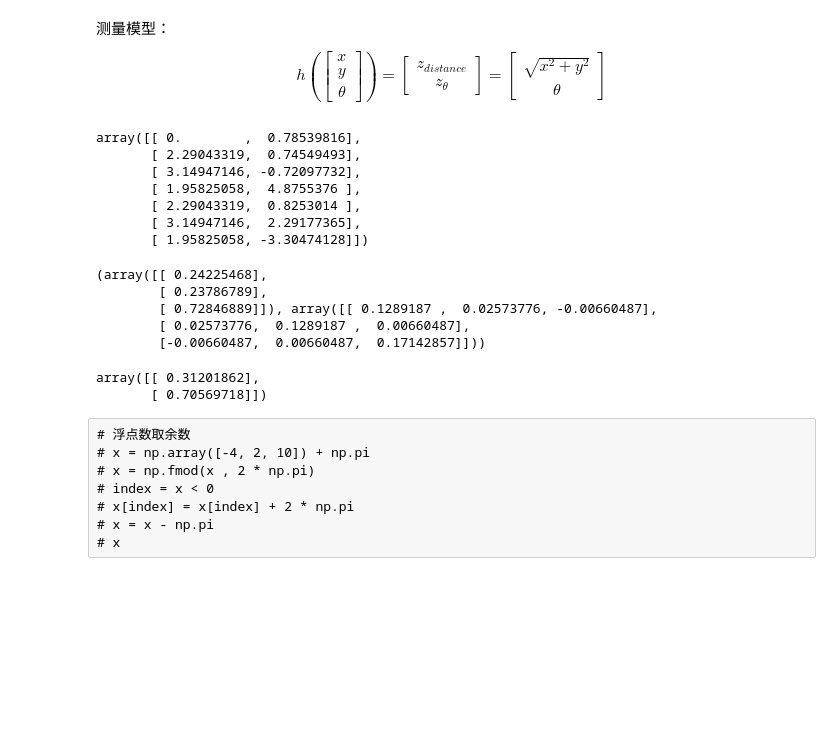
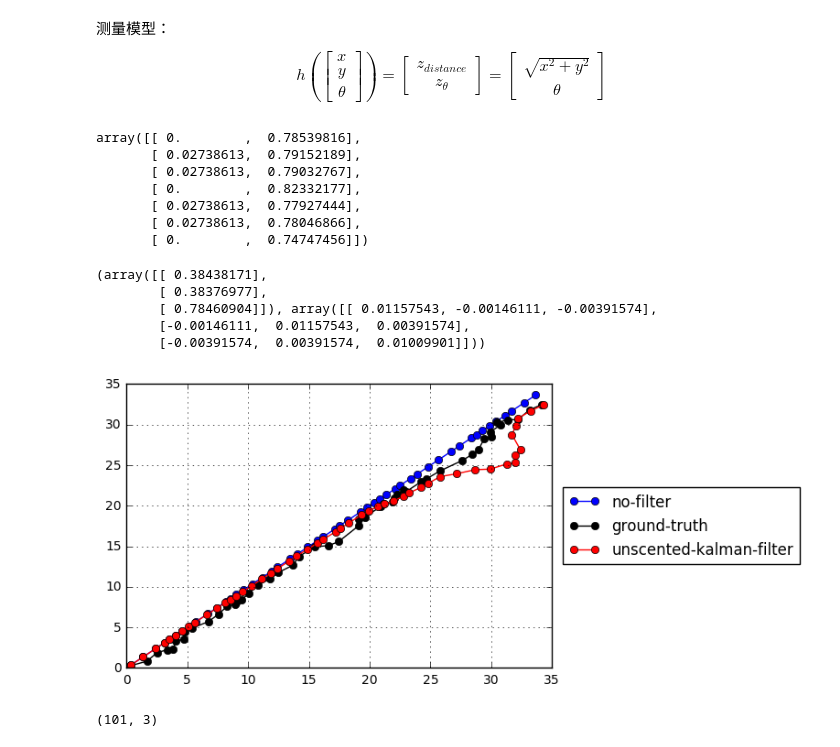
Before and after one commit to liuii/ProbRobotics, a Jupyter notebook: notebooks/01GaussianFileters/UnscentedKalmanFilter.ipynb, the cells around one changed output. Drawn from its saved outputs; the diff is of its cells as text; code cells hidden in the pictures; blank space fills up the shorter version.

```diff
--- a/notebooks/01GaussianFileters/UnscentedKalmanFilter.ipynb
+++ b/notebooks/01GaussianFileters/UnscentedKalmanFilter.ipynb
@@ -81,8 +81,8 @@ $$\begin{align}
 n_ukf = 3
 
 # alpha和kappa为确定sigma点分布在均值多远范围内的的比例参数
-alpha_ukf = 1.0
-kappa_ukf = 0.8
+alpha_ukf = 0.01
+kappa_ukf = 3 - n_ukf
 
 # 计算有alpha和kappa确定的超参数lambda_ukf
 lambda_ukf = alpha_ukf ** 2 * (n_ukf + kappa_ukf) - n_ukf
@@ -132,8 +134,13 @@ def generate_sigma_points(mu, sigma):
     mu = np.squeeze(mu).reshape((1,3))
 
     # 计算sigma矩阵的平方根
-    e, v = np.linalg.eigh(sigma)
-    sqrt_sigma = np.dot(v, np.diag(np.sqrt(e)))
+    try:
+        sqrt_sigma = np.linalg.cholesky(sigma)
+    except:
+        e, v = np.linalg.eig(sigma)
+        e = e - np.min(e) + 0.1
+        sqrt_sigma = np.dot(v, np.diag(np.sqrt(e)))
+
 
     # 为了便于计算，根据返回矩阵的格式，将sigma矩阵平方根进行转置
     sqrt_sigma = sqrt_sigma.T
@@ -213,12 +220,12 @@ def measurement_model(sigma_points):
 measurement_model(generate_sigma_points(np.array([0, 0, np.pi/4]), m))
 # %% [output]
 array([[ 0.        ,  0.78539816],
-       [ 2.29043319,  0.74549493],
-       [ 3.14947146, -0.72097732],
-       [ 1.95825058,  4.8755376 ],
-       [ 2.29043319,  0.8253014 ],
-       [ 3.14947146,  2.29177365],
-       [ 1.95825058, -3.30474128]])
+       [ 0.02738613,  0.79152189],
+       [ 0.02738613,  0.79032767],
+       [ 0.        ,  0.82332177],
+       [ 0.02738613,  0.77927444],
+       [ 0.02738613,  0.78046866],
+       [ 0.        ,  0.74747456]])
 # %%
 # 定义UKF算法
 def unscented_kalman_filter(mu, Sigma, u, z):
@@ -235,7 +242,7 @@ def unscented_kalman_filter(mu, Sigma, u, z):
     mu_after_motion = np.sum(weight_m * sigma_points_motion_model, axis=0, keepdims=True).T
 
     # line 5
-    R = np.diag([0.09, 0.09, 0.09])
+    R = np.diag(np.zeros(3) * 20)
     temp = sigma_points_motion_model - mu_after_motion.T
     Sigma_after_motion = np.dot((weight_c * temp).T, temp) + R
 
@@ -250,7 +257,7 @@ def unscented_kalman_filter(mu, Sigma, u, z):
     z_hat = np.sum(weight_m * z_sigma_points_after_measure, axis=0, keepdims=True).T
 
     # line 9
-    Q = np.diag([0.04, 0.04])
+    Q = np.diag(np.ones(2) * 1)
     temp = z_sigma_points_after_measure - z_hat.T
     S = np.dot((weight_c * temp).T, temp) + Q
 
@@ -273,21 +280,36 @@ def unscented_kalman_filter(mu, Sigma, u, z):
 unscented_kalman_filter(np.array([0,0,np.pi/4]).reshape((-1,1)), np.diag([0.01, 0.01, 0.01]),
                         U[0], Z[0])
 # %% [output]
-(array([[ 0.24225468],
-        [ 0.23786789],
-        [ 0.72846889]]), array([[ 0.1289187 ,  0.02573776, -0.00660487],
-        [ 0.02573776,  0.1289187 ,  0.00660487],
-        [-0.00660487,  0.00660487,  0.17142857]]))
+(array([[ 0.38438171],
+        [ 0.38376977],
+        [ 0.78460904]]), array([[ 0.01157543, -0.00146111, -0.00391574],
+        [-0.00146111,  0.01157543,  0.00391574],
+        [-0.00391574,  0.00391574,  0.01009901]]))
-# %%
-Z[0]
-# %% [output]
-array([[ 0.31201862],
-       [ 0.70569718]])
-# %% [raw]
-# 浮点数取余数
-# x = np.array([-4, 2, 10]) + np.pi
-# x = np.fmod(x , 2 * np.pi)
-# index = x < 0
-# x[index] = x[index] + 2 * np.pi
-# x = x - np.pi
-# x
+# %%
+Sigma_ukf = []
+# 设定初始的位姿和初始的协方差
+X_ukf = np.array([0, 0, np.pi / 4]).reshape((1,3))
+sigma = np.diag([ .01, .01, 0.01])
+Sigma_ukf.append(sigma)
+n = 100
+for u, z in zip(U[:n], Z[:n]):
+    mu, sigma = unscented_kalman_filter(X_ukf[-1], Sigma_ukf[-1], u, z);
+    X_ukf = np.vstack([X_ukf, mu.T])
+    Sigma_ukf.append(sigma)
+
+n = 50
+fig, ax = plt.subplots()
+ax.plot(X_no_filter[:n,0], X_no_filter[:n,1],
+        c='b',marker='o', label='no-filter')
+ax.plot(X_ground_truth[:n,0], X_ground_truth[:n,1],
+        c='k',marker='o', label='ground-truth')
+ax.plot(X_ukf[:n,0], X_ukf[:n,1],
+        c='r',marker='o', label='unscented-kalman-filter')
+ax.legend(bbox_to_anchor=(1.6, 0.5), loc='center right')
+ax.grid()
+# %% [output]
+[figure, added]
+# %%
+X_ukf.shape
+# %% [output]
+(101, 3)
```
Also changed, not shown: parts of 5 cells of this notebook, 1 other file.
